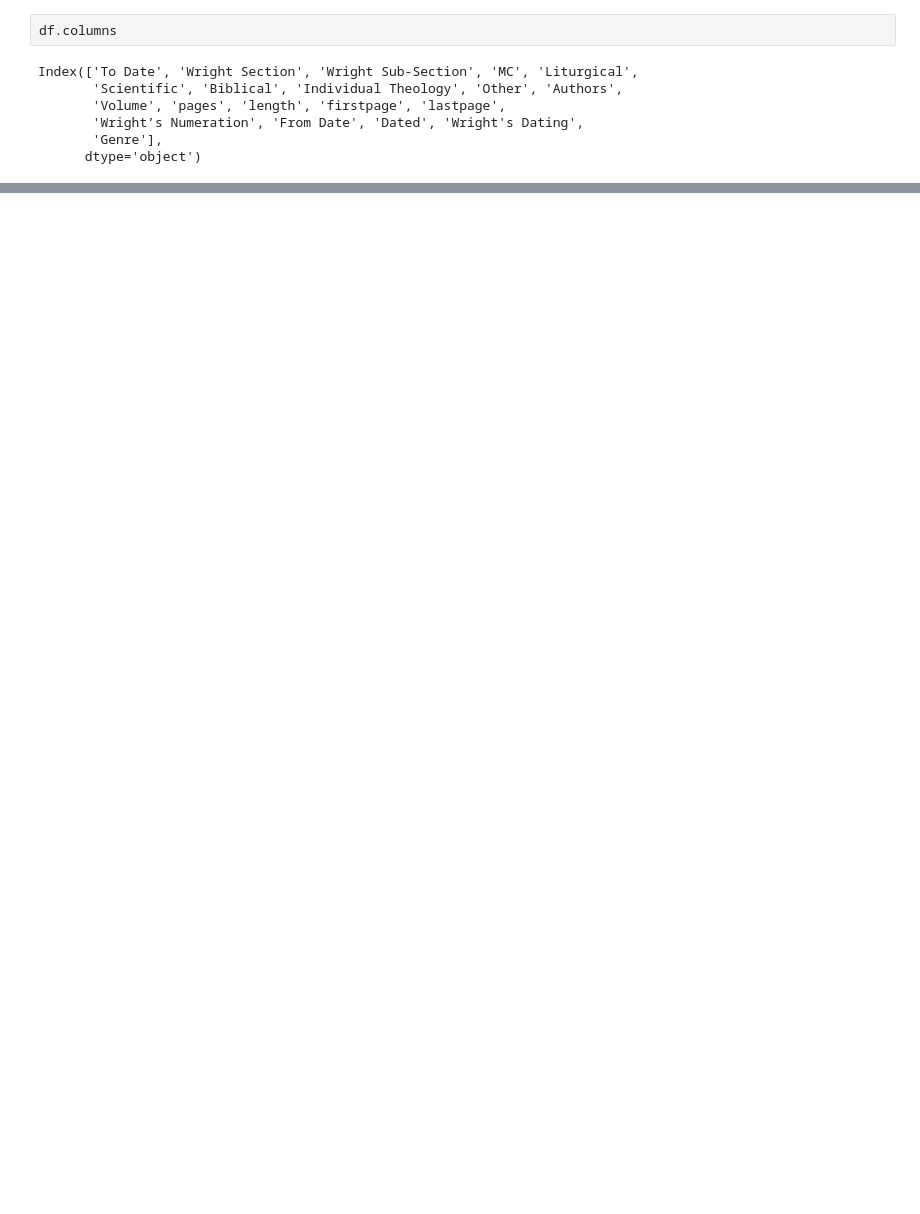
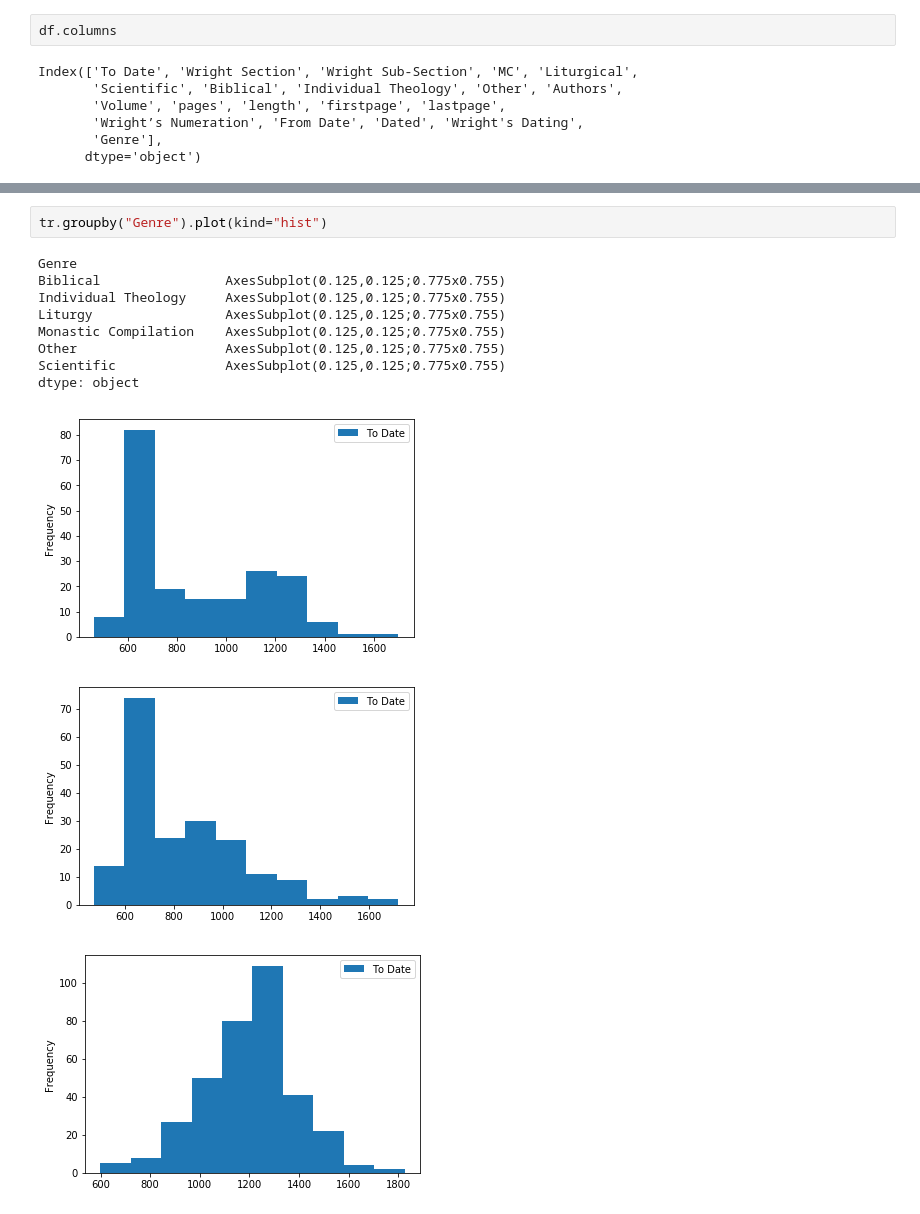
Before and after one commit to maeirnoam/ReligionDH, a Jupyter notebook: Wright/Wright Analyzer.ipynb, the cells around one changed output, grey strips where cells are left out. Drawn from its saved outputs; the diff is of its cells as text; blank space fills up the shorter version.

```diff
--- a/Wright/Wright Analyzer.ipynb
+++ b/Wright/Wright Analyzer.ipynb
@@ -68,0 +107,14 @@ KeyError: 'Genre'
+# %%
+tr.groupby("Genre").plot(kind="hist")
+# %% [output]
+Genre
+Biblical                AxesSubplot(0.125,0.125;0.775x0.755)
+Individual Theology     AxesSubplot(0.125,0.125;0.775x0.755)
+Liturgy                 AxesSubplot(0.125,0.125;0.775x0.755)
+Monastic Compilation    AxesSubplot(0.125,0.125;0.775x0.755)
+Other                   AxesSubplot(0.125,0.125;0.775x0.755)
+Scientific              AxesSubplot(0.125,0.125;0.775x0.755)
+dtype: object
+[figure, added]
+[figure, added]
+[figure, added]
```
Also changed, not shown: parts of 19 cells of this notebook, 5 other files.
